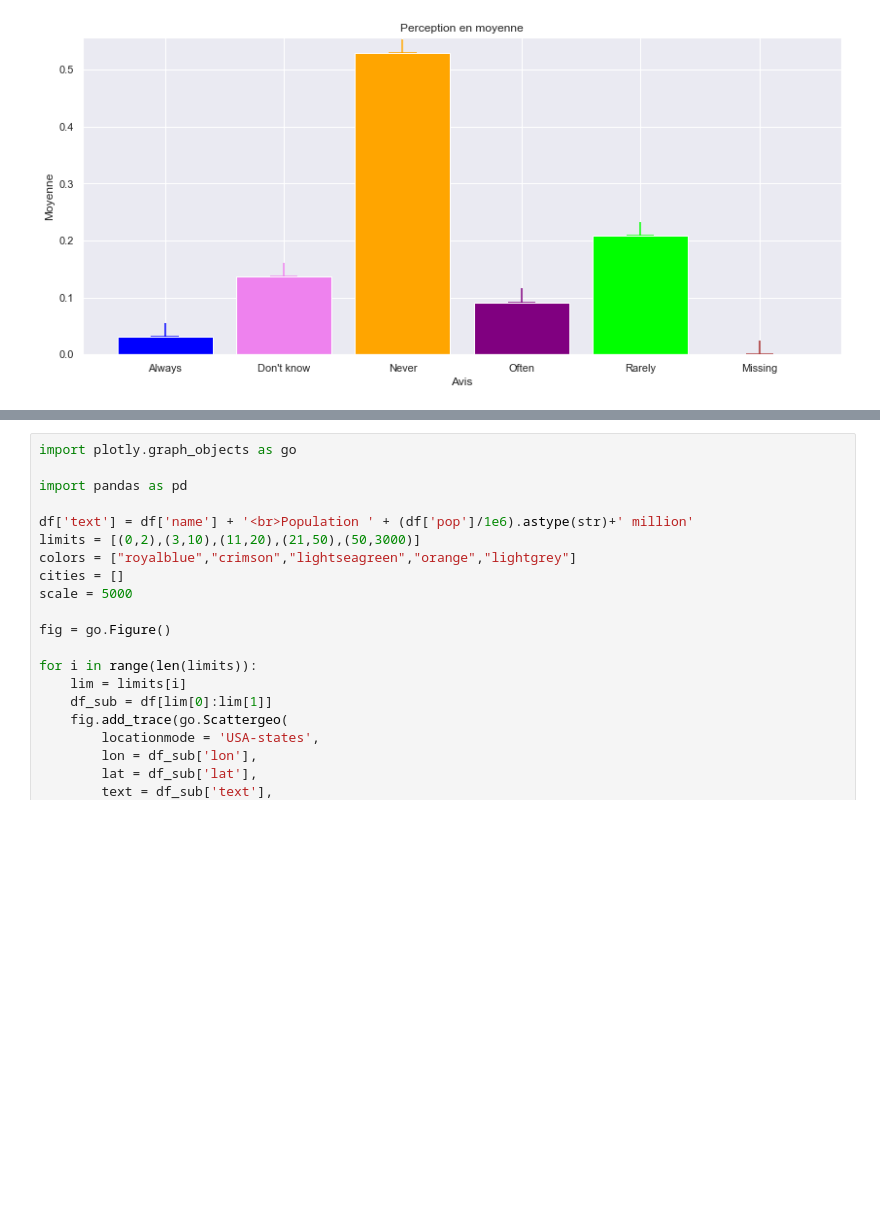
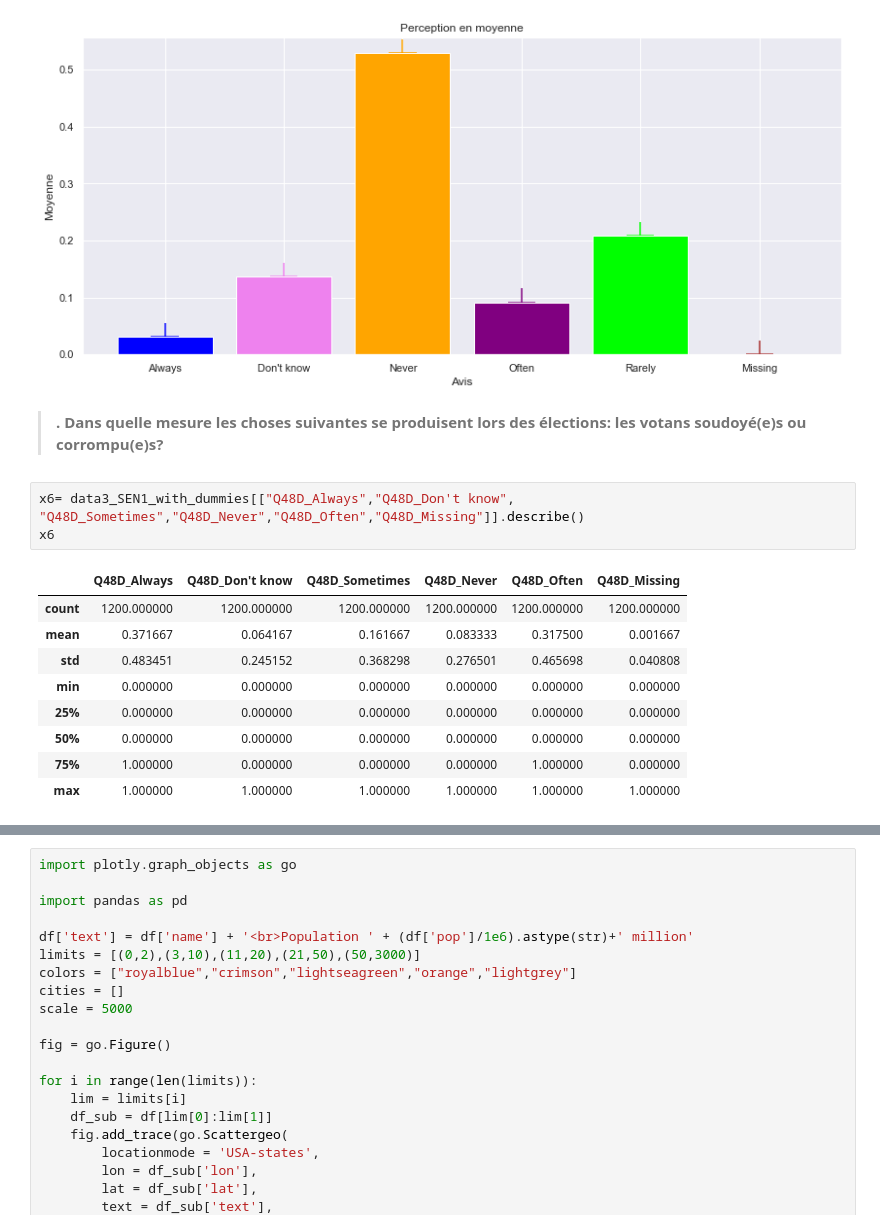
Before and after one commit to ikhalild/Data-analysis-with-python, a Jupyter notebook: manipulation.ipynb, the cells around one changed output, grey strips where cells are left out. Cells and saved outputs as stored; diff of their text form; blank space fills up the shorter version.

```diff
--- a/manipulation.ipynb
+++ b/manipulation.ipynb
@@ -703,3 +703,18 @@ plt.ylabel("Moyenne")
 # %% [output]
 Text(0, 0.5, 'Moyenne')
 [figure]
+# %% [markdown]
+>**. Dans quelle mesure les choses suivantes se produisent lors des élections: les votans soudoyé(e)s ou corrompu(e)s?**
+# %%
+x6= data3_SEN1_with_dummies[["Q48D_Always","Q48D_Don't know", "Q48D_Sometimes","Q48D_Never","Q48D_Often","Q48D_Missing"]].describe()
+x6
+# %% [output]
+|  | Q48D_Always | Q48D_Don't know | Q48D_Sometimes | Q48D_Never | Q48D_Often | Q48D_Missing |
+| count | 1200.000000 | 1200.000000 | 1200.000000 | 1200.000000 | 1200.000000 | 1200.000000 |
+| mean | 0.371667 | 0.064167 | 0.161667 | 0.083333 | 0.317500 | 0.001667 |
+| std | 0.483451 | 0.245152 | 0.368298 | 0.276501 | 0.465698 | 0.040808 |
+| min | 0.000000 | 0.000000 | 0.000000 | 0.000000 | 0.000000 | 0.000000 |
+| 25% | 0.000000 | 0.000000 | 0.000000 | 0.000000 | 0.000000 | 0.000000 |
+| 50% | 0.000000 | 0.000000 | 0.000000 | 0.000000 | 0.000000 | 0.000000 |
+| 75% | 1.000000 | 0.000000 | 0.000000 | 0.000000 | 1.000000 | 0.000000 |
+| max | 1.000000 | 1.000000 | 1.000000 | 1.000000 | 1.000000 | 1.000000 |
```
Also changed, not shown: parts of 1 cell of this notebook.
